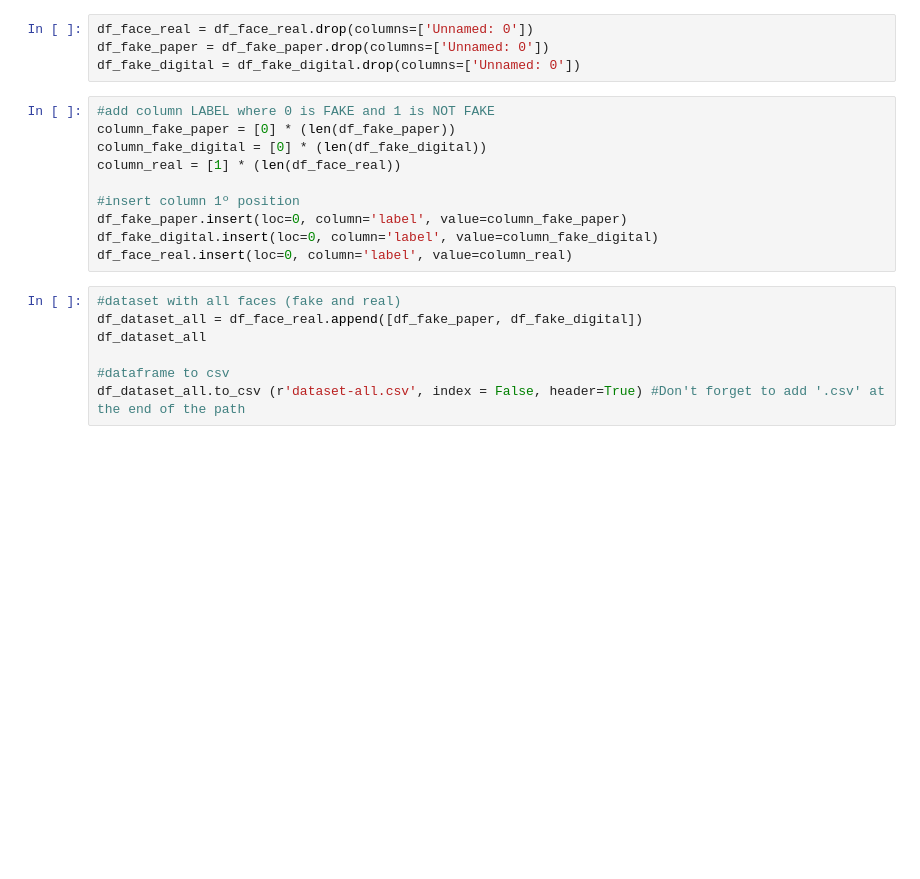
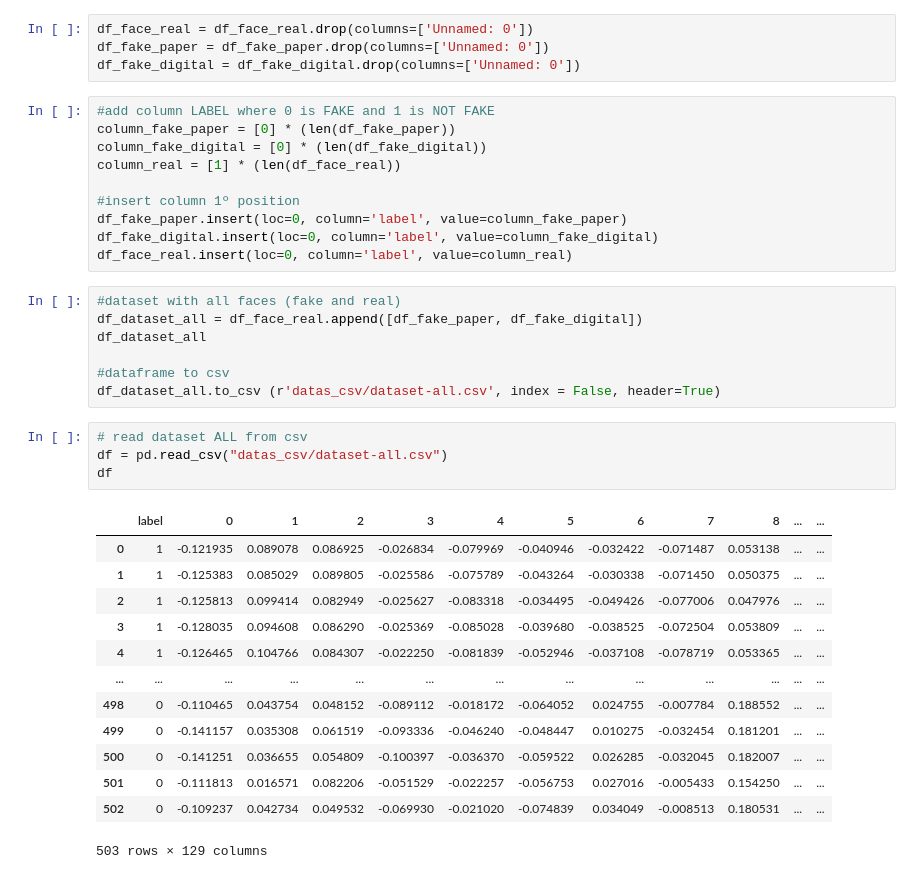
Before and after one commit to eduardocarnunes/detect-face-fake-udacity, a Jupyter notebook: pre_processing.ipynb, the cells around one changed output. Saved outputs shown, nothing was run; the diff lists cells and outputs as text; blank space fills up the shorter version.

```diff
--- a/pre_processing.ipynb
+++ b/pre_processing.ipynb
@@ -145,4 +233,22 @@ df_dataset_all = df_face_real.append([df_fake_paper, df_fake_digital])
 df_dataset_all
 
 #dataframe to csv
-df_dataset_all.to_csv (r'dataset-all.csv', index = False, header=True) #Don't forget to add '.csv' at the end of the path
+df_dataset_all.to_csv (r'datas_csv/dataset-all.csv', index = False, header=True)
+# %%
+# read dataset ALL from csv
+df = pd.read_csv("datas_csv/dataset-all.csv")
+df
+# %% [output]
+|  | label | 0 | 1 | 2 | 3 | 4 | 5 | 6 | 7 | 8 | ... | ... |
+| 0 | 1 | -0.121935 | 0.089078 | 0.086925 | -0.026834 | -0.079969 | -0.040946 | -0.032422 | -0.071487 | 0.053138 | ... | ... |
+| 1 | 1 | -0.125383 | 0.085029 | 0.089805 | -0.025586 | -0.075789 | -0.043264 | -0.030338 | -0.071450 | 0.050375 | ... | ... |
+| 2 | 1 | -0.125813 | 0.099414 | 0.082949 | -0.025627 | -0.083318 | -0.034495 | -0.049426 | -0.077006 | 0.047976 | ... | ... |
+| 3 | 1 | -0.128035 | 0.094608 | 0.086290 | -0.025369 | -0.085028 | -0.039680 | -0.038525 | -0.072504 | 0.053809 | ... | ... |
+| 4 | 1 | -0.126465 | 0.104766 | 0.084307 | -0.022250 | -0.081839 | -0.052946 | -0.037108 | -0.078719 | 0.053365 | ... | ... |
+| ... | ... | ... | ... | ... | ... | ... | ... | ... | ... | ... | ... | ... |
+| 498 | 0 | -0.110465 | 0.043754 | 0.048152 | -0.089112 | -0.018172 | -0.064052 | 0.024755 | -0.007784 | 0.188552 | ... | ... |
+| 499 | 0 | -0.141157 | 0.035308 | 0.061519 | -0.093336 | -0.046240 | -0.048447 | 0.010275 | -0.032454 | 0.181201 | ... | ... |
+| 500 | 0 | -0.141251 | 0.036655 | 0.054809 | -0.100397 | -0.036370 | -0.059522 | 0.026285 | -0.032045 | 0.182007 | ... | ... |
+| 501 | 0 | -0.111813 | 0.016571 | 0.082206 | -0.051529 | -0.022257 | -0.056753 | 0.027016 | -0.005433 | 0.154250 | ... | ... |
+| 502 | 0 | -0.109237 | 0.042734 | 0.049532 | -0.069930 | -0.021020 | -0.074839 | 0.034049 | -0.008513 | 0.180531 | ... | ... |
+503 rows × 129 columns
```
Also changed, not shown: parts of 17 cells of this notebook.
